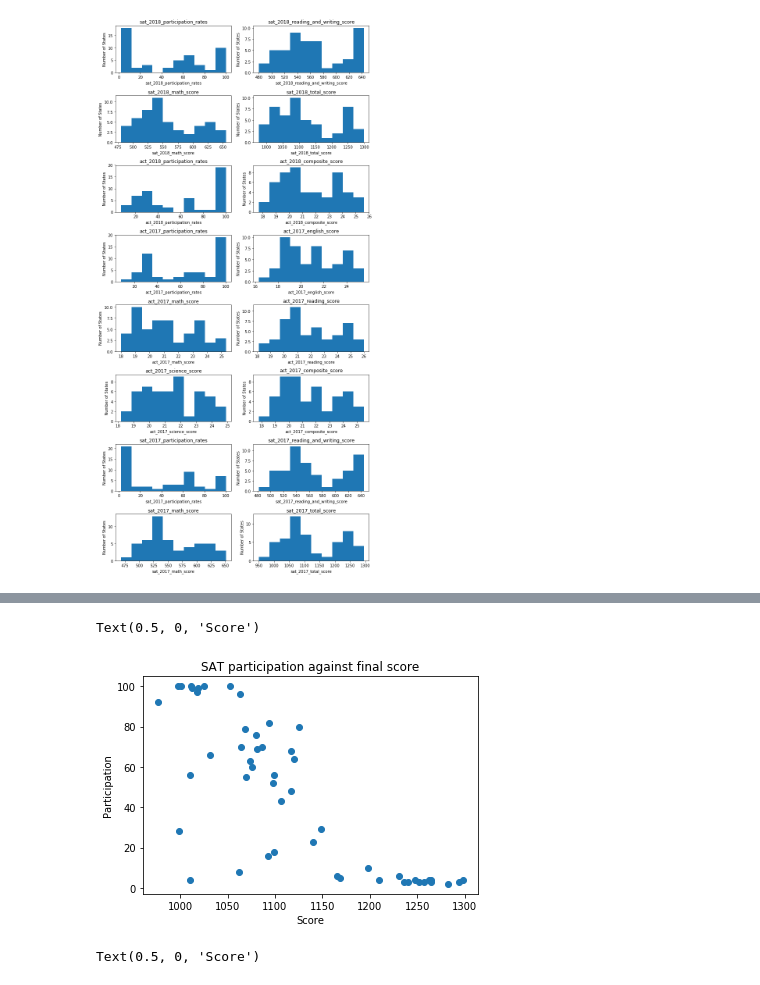
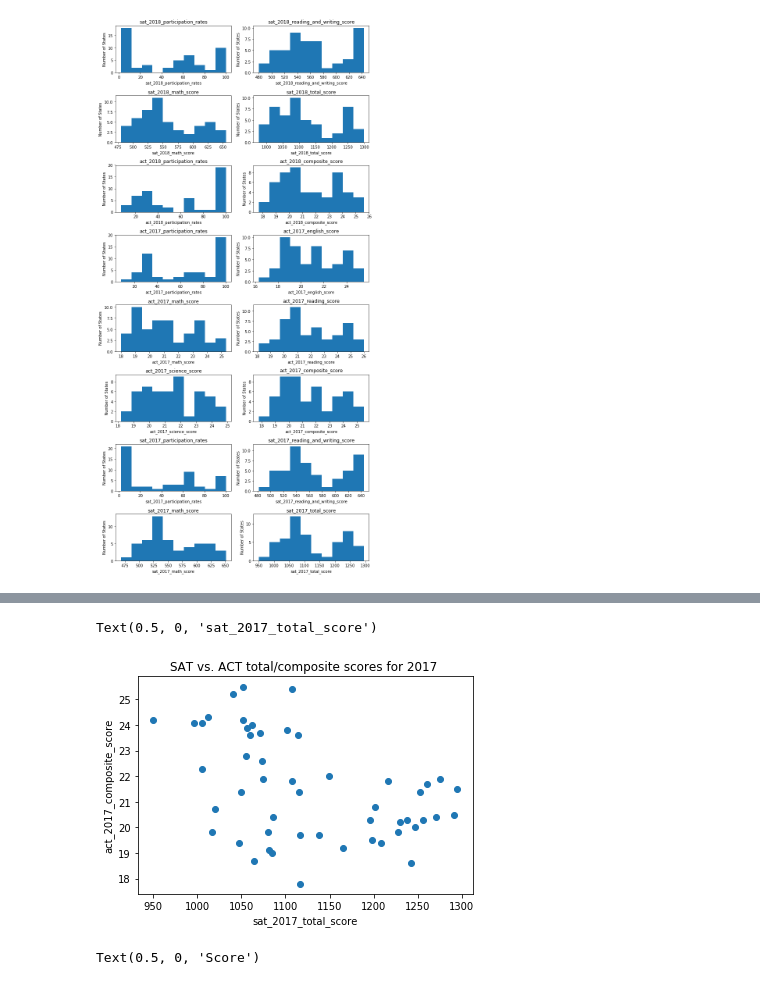
Before and after one commit to dmiz6393/ACT_SAT_dataset, a Jupyter notebook: code/starter-code.ipynb, the cells around one changed output, grey strips where cells are left out. Cells and saved outputs as stored; diff of their text form; code cells hidden in the pictures.

```diff
--- a/code/starter-code.ipynb
+++ b/code/starter-code.ipynb
@@ -1407,14 +1506,14 @@ Your plots should show:
 #participation vs average score
 scatter_data_act= final[["sat_2018_total_score","sat_2018_participation_rates"]]
 # %%
-plt.scatter(final["sat_2018_total_score"],final["sat_2018_participation_rates"])
-plt.title("SAT participation against final score")
-plt.ylabel("Participation")
-plt.xlabel("Score")
+plt.scatter(final["sat_2017_total_score"],final["act_2017_composite_score"])
+plt.title("SAT vs. ACT total/composite scores for 2017 ")
+plt.ylabel("act_2017_composite_score")
+plt.xlabel("sat_2017_total_score")
 # as participation increases, scores decrease
 # %% [output]
-Text(0.5, 0, 'Score')
+Text(0.5, 0, 'sat_2017_total_score')
-[figure, old version]
+[figure, new version]
 # %%
 plt.scatter(final["act_2018_composite_score"],final["act_2018_participation_rates"])
 plt.title("ACT participation against final score")
```
Also changed, not shown: parts of 45 cells of this notebook.
